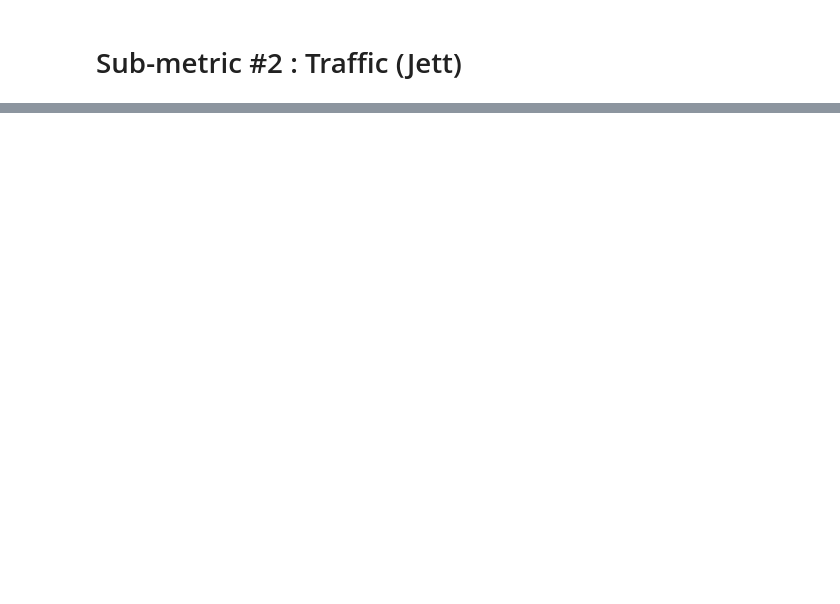
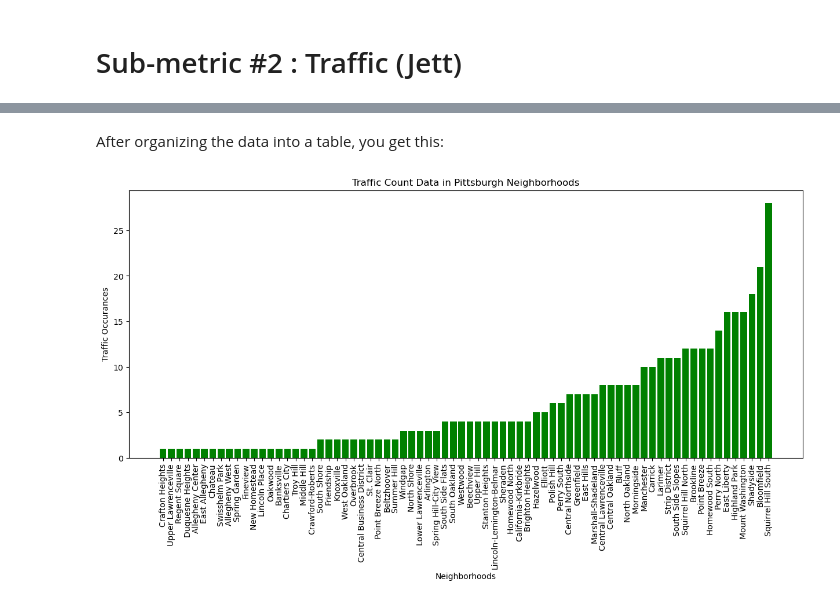
Before and after one commit to nehakotha7/bigideas-final, a Jupyter notebook: traffic.ipynb, the cells around one changed output, grey strips where cells are left out. Saved outputs shown, nothing was run; the diff lists cells and outputs as text; code cells hidden in the pictures; blank space fills up the shorter version.

Commit message:
Add files via upload
graph and writeup added

```diff
--- a/traffic.ipynb
+++ b/traffic.ipynb
@@ -35,0 +42,35 @@ Squirrel Hill South :  28
+# %% [markdown]
+After organizing the data into a table, you  get this:
+# %%
+import pandas as pd
+import numpy as np
+%matplotlib inline
+import matplotlib.pyplot as plt
+
+traffic = pd.read_csv("traffic.csv")
+
+trafficData = {} #Creates dictionary of neighborhood : traffic count
+for i in traffic.iloc[:, 18]:
+    if i in trafficData:
+        trafficData[i] += 1
+    else:
+        trafficData[i] = 1
+
+trafficData = {key: value for key, value in trafficData.items() if not math.isnan(value)}
+
+delete = list(trafficData.keys())[67] #Deleting the nan value
+del trafficData[delete]
+
+trafficData = dict(sorted(trafficData.items(), key=lambda item: item[1]))
+neighborhoods = list(trafficData.keys())
+numTraffic = list(trafficData.values())
+
+plt.figure(figsize=(15, 6))
+plt.bar(neighborhoods, numTraffic, color="green")
+plt.title("Traffic Count Data in Pittsburgh Neighborhoods")
+plt.xlabel("Neighborhoods")
+plt.xticks(rotation = 90)
+plt.ylabel("Traffic Occurances")
+plt.show()
+# %% [output]
+[figure, added]
```
Also changed, not shown: parts of 4 cells of this notebook.
